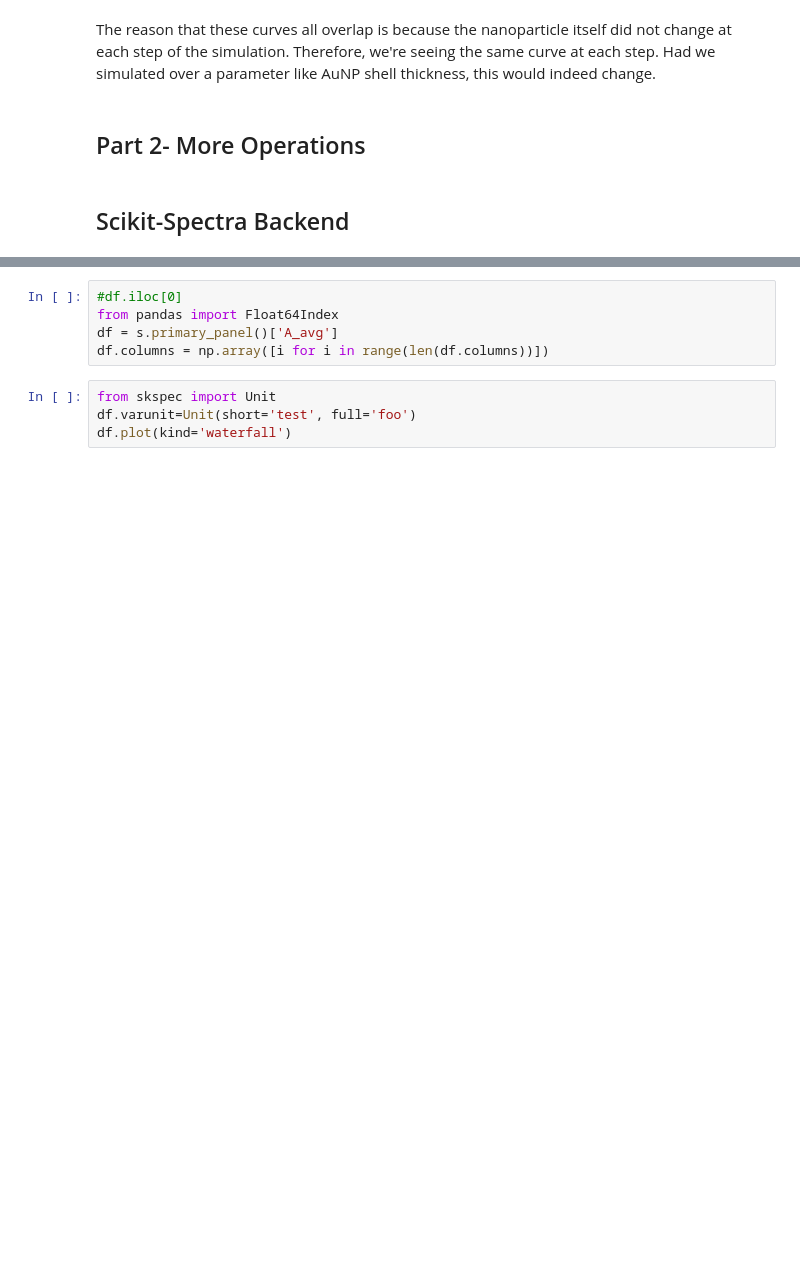
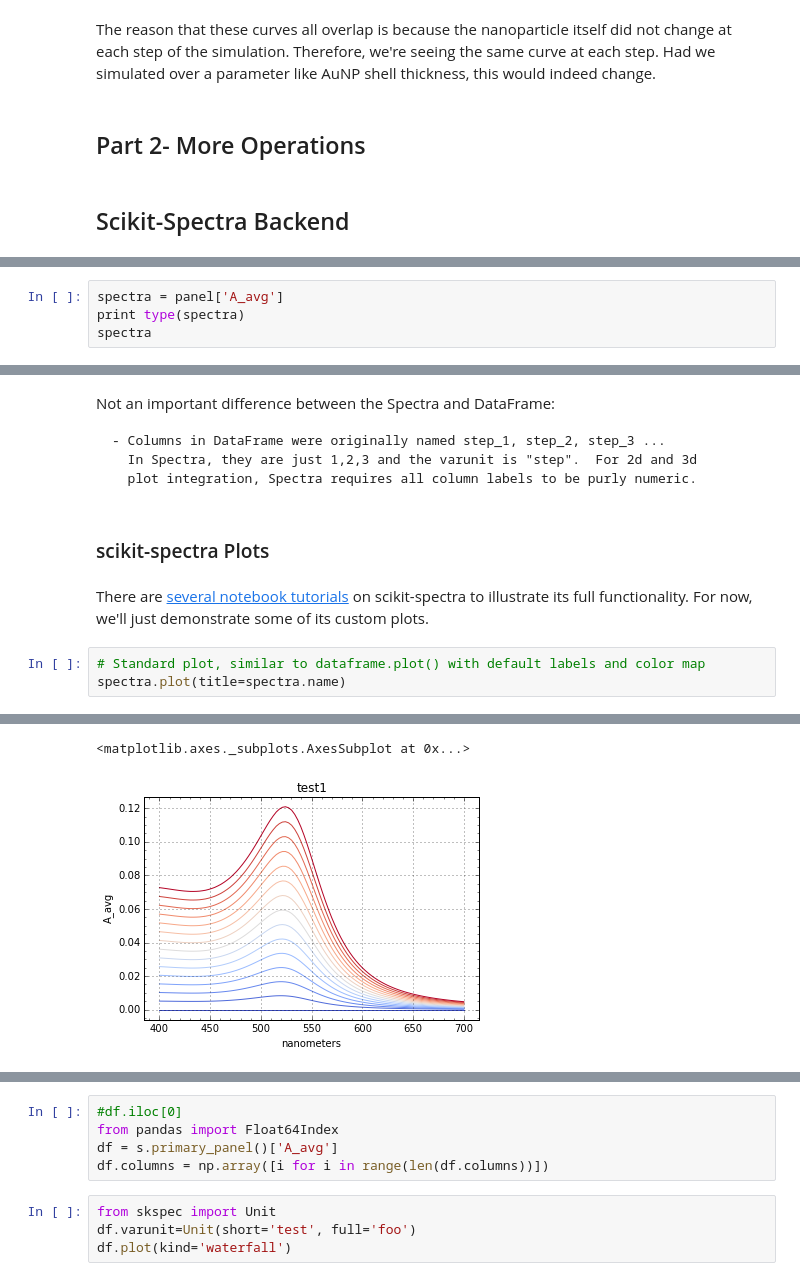
Before and after one commit to hughesadam87/PAME, a Jupyter notebook: Simulations/simtutorial.ipynb, the cells around one changed output, grey strips where cells are left out. Saved outputs shown, nothing was run; the diff lists cells and outputs as text; blank space fills up the shorter version.

```diff
--- a/Simulations/simtutorial.ipynb
+++ b/Simulations/simtutorial.ipynb
@@ -337,0 +290,4 @@ contour
+# %%
+spectra = panel['A_avg']
+print type(spectra)
+spectra
@@ -337,0 +316,14 @@ contour
+# %% [markdown]
+Not an important difference between the Spectra and DataFrame:
+
+    - Columns in DataFrame were originally named step_1, step_2, step_3 ...
+      In Spectra, they are just 1,2,3 and the varunit is "step".  For 2d and 3d
+      plot integration, Spectra requires all column labels to be purly numeric.
+# %% [markdown]
+### scikit-spectra Plots
+# %% [markdown]
+There are [several notebook tutorials](http://hugadams.github.io/scikit-spectra/tutorials.html#ipython-notebooks) on scikit-spectra to illustrate its full functionality.  For now, we'll just demonstrate some of its custom plots.
+# %%
+# Standard plot, similar to dataframe.plot() with default labels and color map
+spectra.plot(title=spectra.name)
+# %% [output]
@@ -337,0 +331,2 @@ contour
+<matplotlib.axes._subplots.AxesSubplot at 0x...>
+[figure, added]
```
Also changed, not shown: parts of 21 cells of this notebook, 7 other files.
